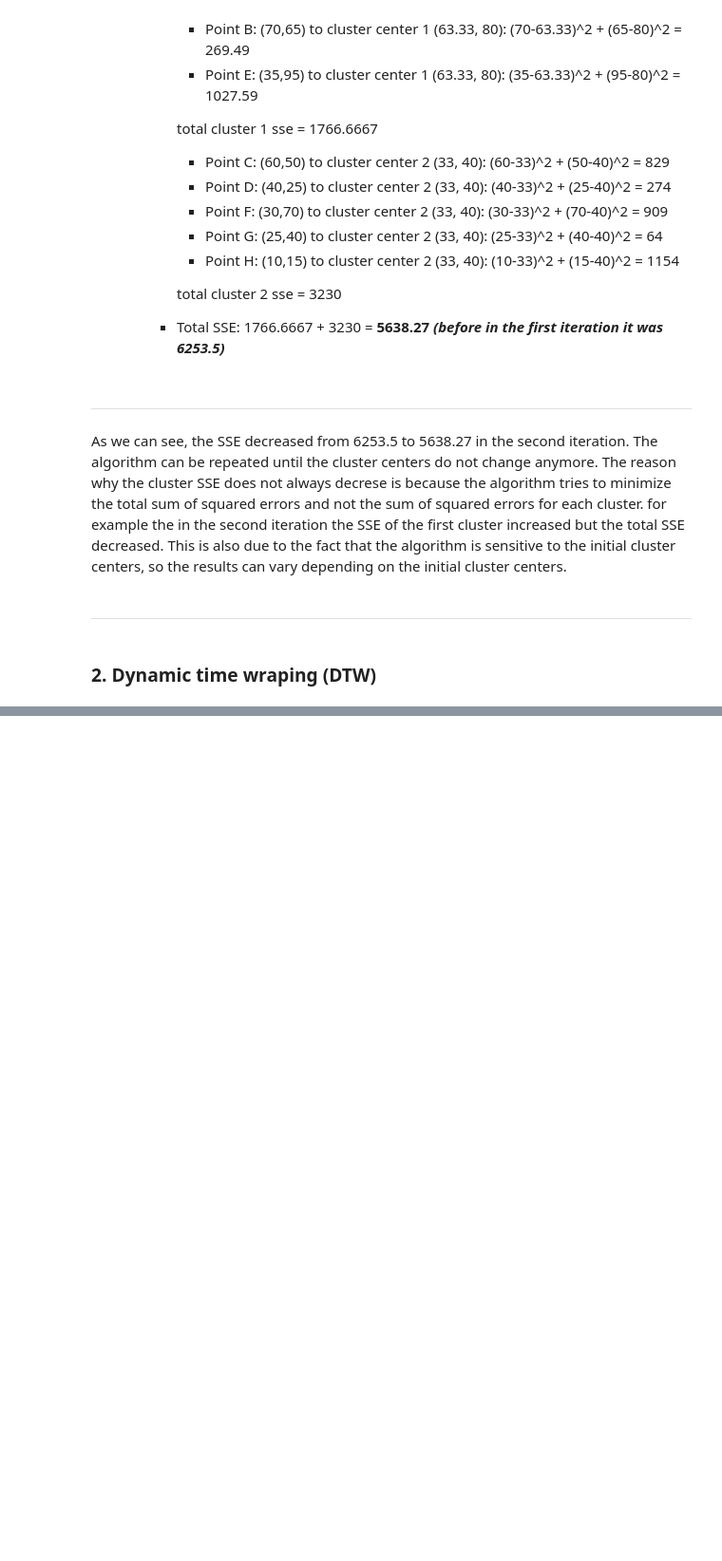
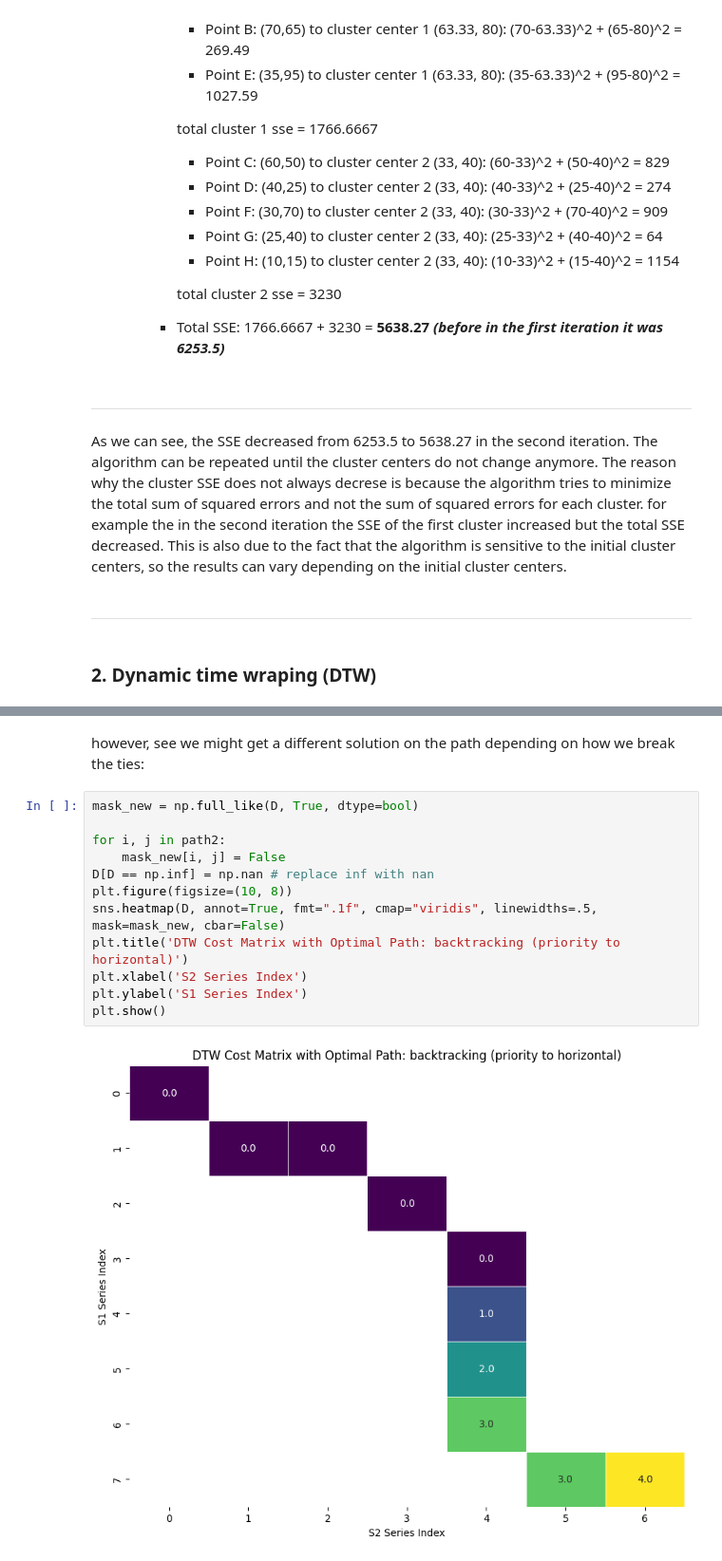
Before and after one commit to rfahrn/Time-Series-Exercises, a Jupyter notebook: exercise_6.ipynb, the cells around one changed output, grey strips where cells are left out. Shown: that part at 95% size. Drawn from its saved outputs; the diff is of its cells as text; blank space fills up the shorter version.

```diff
--- a/exercise_6.ipynb
+++ b/exercise_6.ipynb
@@ -364,0 +432,16 @@ Shortest Warping Path:
+# %% [markdown]
+however, see we might get a different solution on the path depending on how we break the ties:
+# %%
+mask_new = np.full_like(D, True, dtype=bool)
+
+for i, j in path2:
+    mask_new[i, j] = False
+D[D == np.inf] = np.nan # replace inf with nan
+plt.figure(figsize=(10, 8))
+sns.heatmap(D, annot=True, fmt=".1f", cmap="viridis", linewidths=.5, mask=mask_new, cbar=False)
+plt.title('DTW Cost Matrix with Optimal Path: backtracking (priority to horizontal)')
+plt.xlabel('S2 Series Index')
+plt.ylabel('S1 Series Index')
+plt.show()
+# %% [output]
+[figure, added]
```
Also changed, not shown: parts of 11 cells of this notebook.
